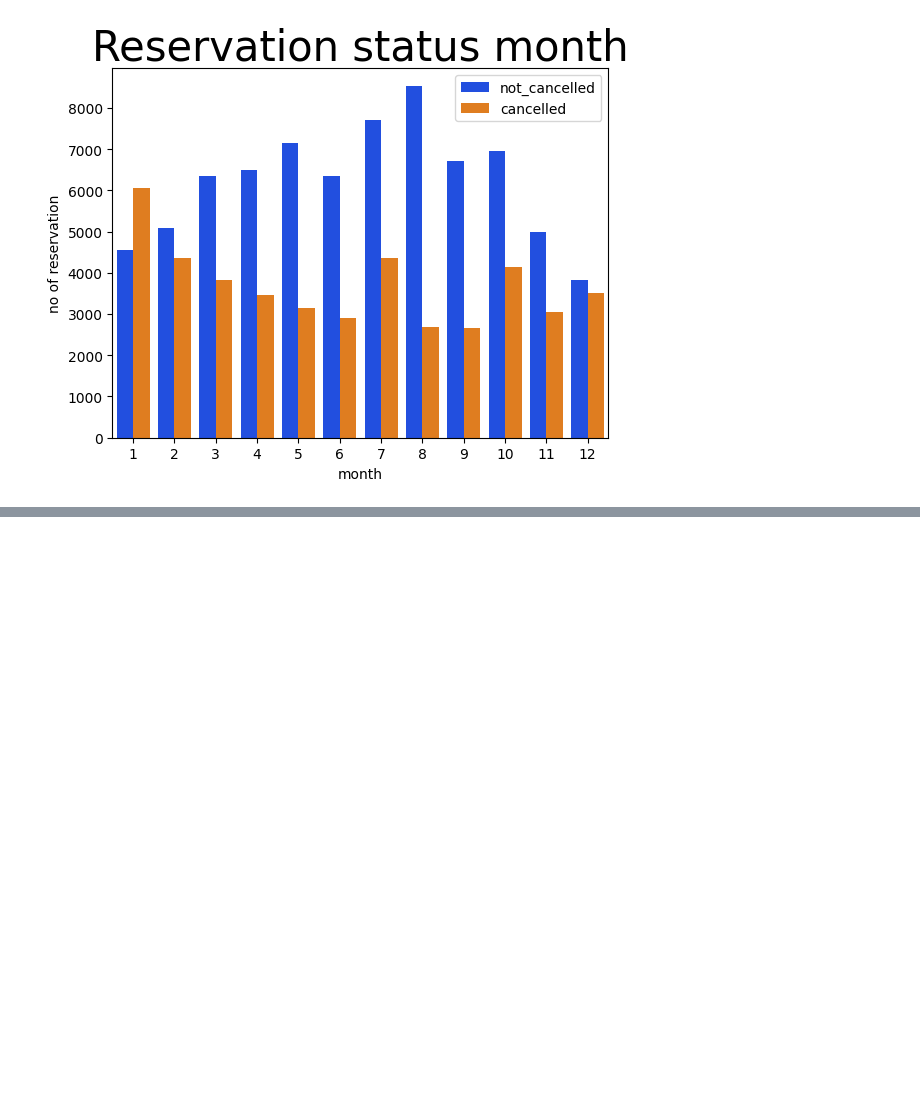
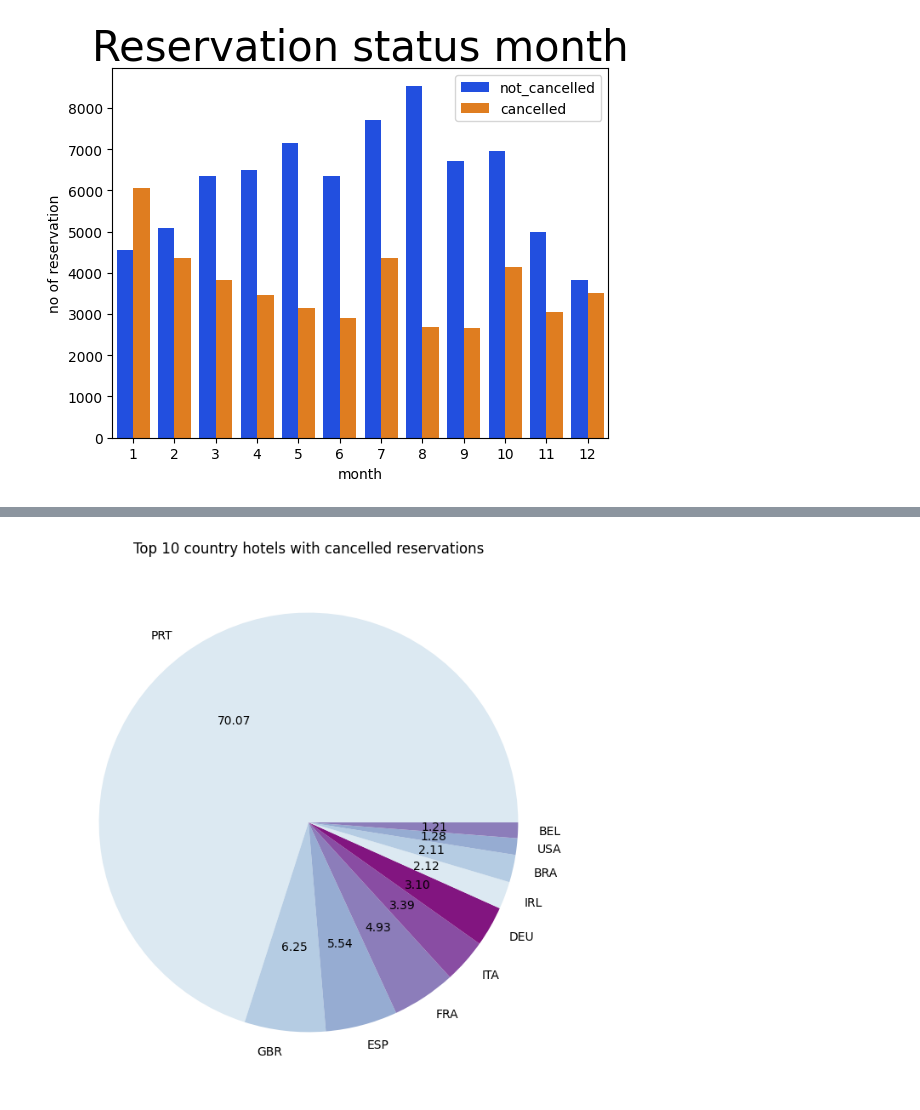
Before and after one commit to rohitingole17792/AI-based-Content-Detection-and-Text-Detection-, a Jupyter notebook: hotel_Booking.ipynb, the cells around one changed output, grey strips where cells are left out. Cells and saved outputs as stored; diff of their text form; code cells hidden in the pictures; blank space fills up the shorter version.

```diff
--- a/hotel_Booking.ipynb
+++ b/hotel_Booking.ipynb
@@ -291,0 +302,12 @@ TypeError: ignored
+# %%
+cancelled_reservations = df[df['is_canceled'] == 1]
+not_cancelled_reservations = df[df['is_canceled'] == 0]
+# %%
+top_10_countries = (cancelled_reservations['country'].value_counts()[:10])
+plt.figure(figsize = (20,8))
+plt.title("Top 10 country hotels with cancelled reservations")
+plt.pie(top_10_countries,labels = top_10_countries.index, autopct = '%.2f', colors=sns.color_palette('BuPu'),
+)
+plt.show()
+# %% [output]
+[figure, added]
```
Also changed, not shown: parts of 5 cells of this notebook.
